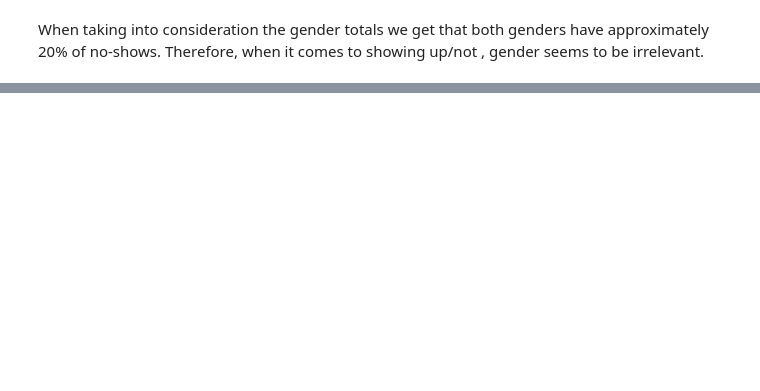
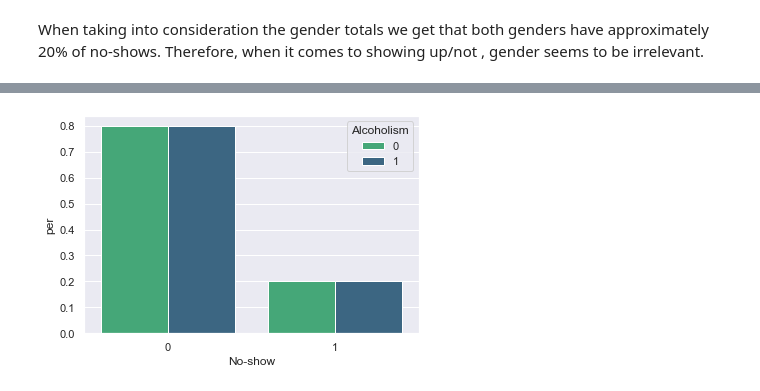
Before and after one commit to Yamamuen/da2, a Jupyter notebook: Project_2.ipynb, the cells around one changed output, grey strips where cells are left out. Drawn from its saved outputs; the diff is of its cells as text; code cells hidden in the pictures; blank space fills up the shorter version.

```diff
--- a/Project_2.ipynb
+++ b/Project_2.ipynb
@@ -402,0 +506,7 @@ When taking into consideration the gender totals we get that both genders have a
+# %%
+alco = df.groupby(['Alcoholism','No-show'], as_index=False)['PatientId'].count()
+alco['per'] = alco.groupby('Alcoholism')['PatientId'].transform(lambda x: x/x.sum())
+alco.rename(columns={'PatientId':'Volume'}, inplace = True)
+sns.barplot(data = alco, x = 'No-show', y = 'per', hue ='Alcoholism', palette='viridis_r');
+# %% [output]
+[figure, added]
```
Also changed, not shown: parts of 53 cells of this notebook.
